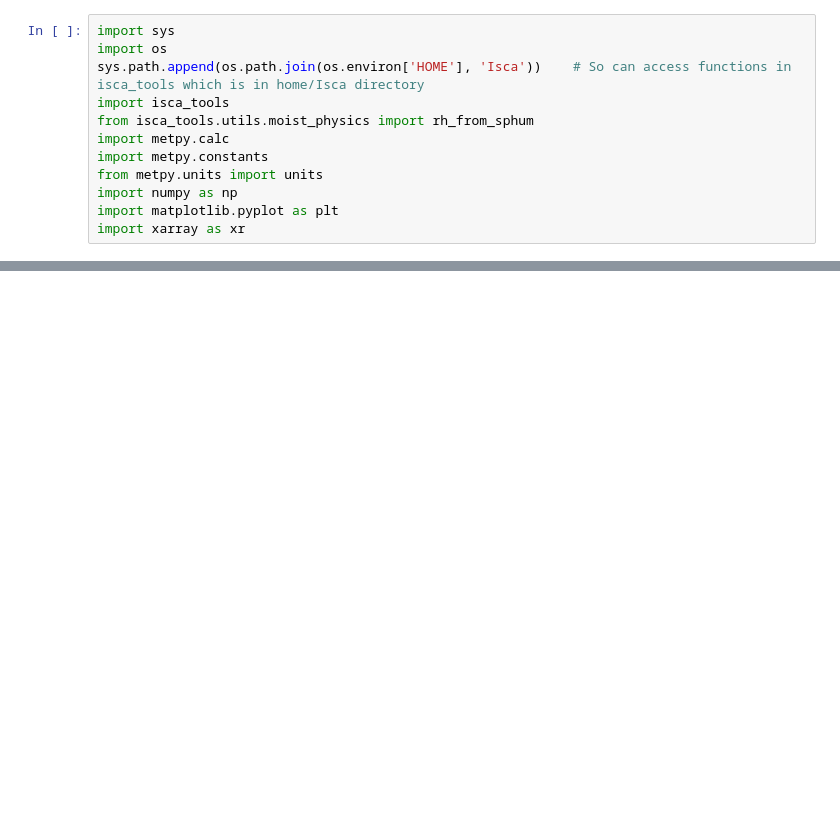
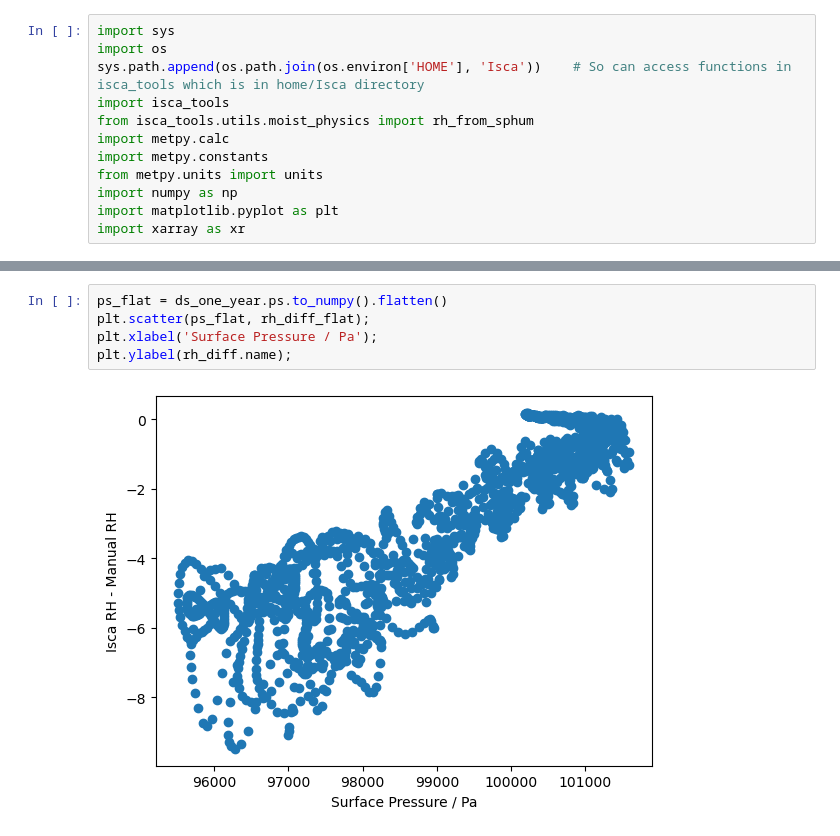
Before and after one commit to jduffield65/Isca, a Jupyter notebook: jobs/play/rh_calc/rh_calc.ipynb, the cells around one changed output, grey strips where cells are left out. Saved outputs shown, nothing was run; the diff lists cells and outputs as text; blank space fills up the shorter version.

```diff
--- a/jobs/play/rh_calc/rh_calc.ipynb
+++ b/jobs/play/rh_calc/rh_calc.ipynb
@@ -64,0 +71,7 @@ Also, for this experiment (and most other examples on Isca), the option [`do_sim
+# %%
+ps_flat = ds_one_year.ps.to_numpy().flatten()
+plt.scatter(ps_flat, rh_diff_flat);
+plt.xlabel('Surface Pressure / Pa');
+plt.ylabel(rh_diff.name);
+# %% [output]
+[figure, added]
```
Also changed, not shown: parts of 7 cells of this notebook, 6 other files.
